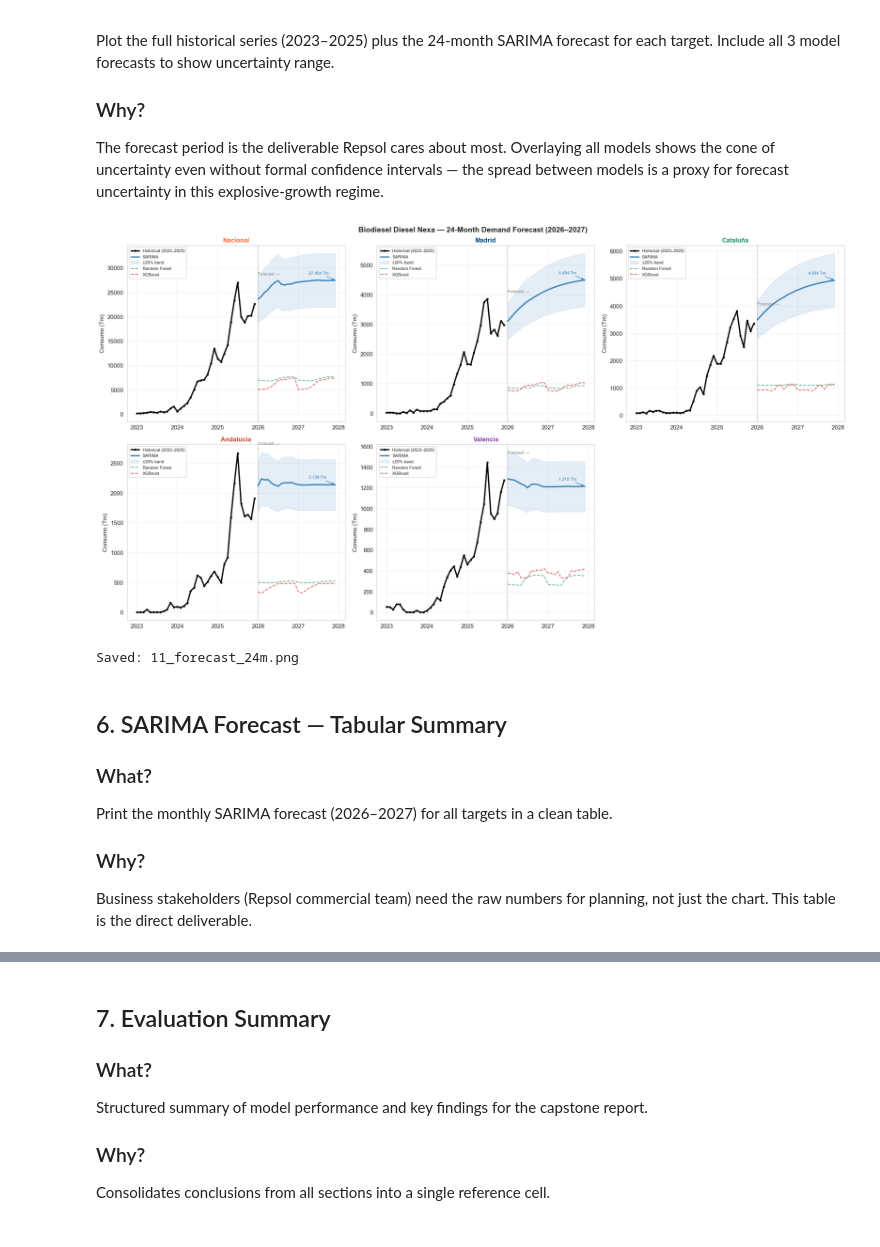
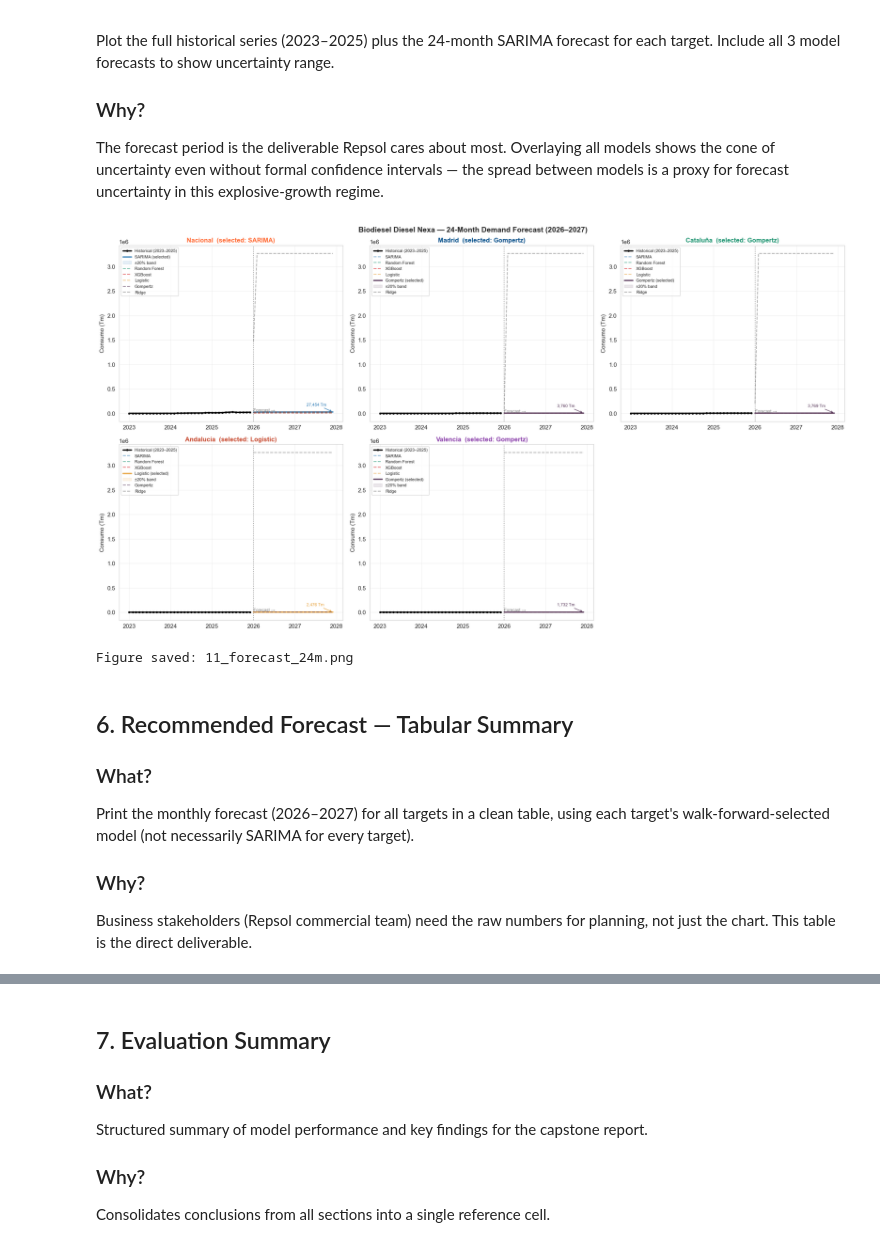
Before and after one commit to albertojrc/repsol-capstone, a Jupyter notebook: notebooks/09_evaluation.ipynb, the cells around one changed output, grey strips where cells are left out. Saved outputs shown, nothing was run; the diff lists cells and outputs as text; code cells hidden in the pictures.

```diff
--- a/notebooks/09_evaluation.ipynb
+++ b/notebooks/09_evaluation.ipynb
@@ -56,6 +56,9 @@ MODEL_COLORS = {
     'SARIMA':         '#2C7BB6',
     'Random Forest':  '#1A936F',
     'XGBoost':        '#D7191C',
+    'Logistic':       '#E8A33D',
+    'Gompertz':       '#5C3D5E',
+    'Ridge':          '#777777',
 }
 # Only the _lag1 macro features are used -- the contemporaneous IPI_original /
 # IPC_var_anual / Tasa_paro values are not actually known at forecast time
@@ -159,8 +162,10 @@ Andalucía SARIMA    897.9   1077.0   52.5     -1.924
 # %%
 fig, axes = plt.subplots(1, 2, figsize=(16, 6))
-models = ['SARIMA', 'Random Forest', 'XGBoost']
+# Ridge excluded from this chart: its MAPE/MAE are orders of magnitude larger
+# than every other candidate and would flatten the rest of the bars to zero.
+models = ['SARIMA', 'Logistic', 'Gompertz', 'Random Forest', 'XGBoost']
 x = np.arange(len(TARGETS))
-w = 0.25
+w = 0.15
 
 for ax, metric in zip(axes, ['MAPE', 'MAE']):
     for i, mdl in enumerate(models):
@@ -168,16 +173,16 @@ for ax, metric in zip(axes, ['MAPE', 'MAE']):
                 if len(df_metrics.loc[(df_metrics['Target']==t) & (df_metrics['Model']==mdl)]) > 0
                 else np.nan for t in TARGETS]
         bars = ax.bar(x + i*w, vals, width=w, label=mdl,
-                      color=list(MODEL_COLORS.values())[i], alpha=0.85, edgecolor='white')
+                      color=MODEL_COLORS.get(mdl, '#888888'), alpha=0.85, edgecolor='white')
         for bar, v in zip(bars, vals):
             if not np.isnan(v):
                 ax.text(bar.get_x() + bar.get_width()/2, bar.get_height() + (1 if metric=='MAPE' else 50),
-                        f'{v:.0f}', ha='center', va='bottom', fontsize=8)
-    ax.set_xticks(x + w)
+                        f'{v:.0f}', ha='center', va='bottom', fontsize=7)
+    ax.set_xticks(x + w*2)
     ax.set_xticklabels(TARGETS, fontsize=10)
     ax.set_ylabel(f'{metric} {"(%)" if metric=="MAPE" else "(Tm)"}')
     ax.set_title(f'{metric} by Model and Target — Test Set 2025')
-    ax.legend()
+    ax.legend(fontsize=8)
     ax.grid(True, alpha=0.3, axis='y')
 
 plt.suptitle('Model Performance Comparison — Biodiesel Diesel Nexa', fontsize=13, fontweight='bold')
@@ -388,11 +397,14 @@ The forecast period is the deliverable Repsol cares about most.
 Overlaying all models shows the cone of uncertainty even without formal confidence intervals —
 the spread between models is a proxy for forecast uncertainty in this explosive-growth regime.
 # %%
+sel_model_map = dict(zip(df_final['Target'], df_final['Model']))
+
 fig, axes = plt.subplots(2, 3, figsize=(20, 11))
 axes = axes.flatten()
 
 for i, tgt in enumerate(TARGETS):
     ax = axes[i]
+    sel = sel_model_map[tgt]
 
     # Historical (train + test)
     hist = pd.concat([df_train[df_train['Target']==tgt],
@@ -407,54 +419,57 @@ for i, tgt in enumerate(TARGETS):
     fc_start = pd.Timestamp('2026-01-01')
     ax.axvline(fc_start, color='grey', linestyle=':', linewidth=1.5, alpha=0.7)
     ax.text(fc_start, ax.get_ylim()[1] if ax.get_ylim()[1] > 0 else 1,
             'Forecast →', fontsize=8, color='grey', va='bottom')
 
-    # Model forecasts
+    # Model forecasts -- the walk-forward-selected model is bolded
     for mdl, color in MODEL_COLORS.items():
         fdf = df_fc[(df_fc['Target']==tgt) & (df_fc['Model']==mdl)].copy()
         if fdf.empty:
             continue
         fdf['Fecha'] = pd.to_datetime(fdf['Fecha'])
         fdf = fdf.sort_values('Fecha')
-        lw  = 2.5 if mdl == 'SARIMA' else 1.5
-        ls  = '-'  if mdl == 'SARIMA' else '--'
-        alpha = 0.95 if mdl == 'SARIMA' else 0.7
+        is_selected = (mdl == sel)
+        lw  = 2.5 if is_selected else 1.5
+        ls  = '-'  if is_selected else '--'
+        alpha = 0.95 if is_selected else 0.6
+        label = f'{mdl} (selected)' if is_selected else mdl
         ax.plot(fdf['Fecha'], fdf['Forecast'],
-                color=color, linewidth=lw, linestyle=ls, alpha=alpha, label=mdl)
-        if mdl == 'SARIMA':
+                color=color, linewidth=lw, linestyle=ls, alpha=alpha, label=label)
+        if is_selected:
             ax.fill_between(fdf['Fecha'], fdf['Forecast']*0.8, fdf['Forecast']*1.2,
                             color=color, alpha=0.12, label='±20% band')
 
-    ax.set_title(tgt, fontsize=12, fontweight='bold', color=TARGET_COLORS[tgt])
+    ax.set_title(f'{tgt}  (selected: {sel})', fontsize=12, fontweight='bold', color=TARGET_COLORS[tgt])
     ax.set_ylabel('Consumo (Tm)')
     ax.legend(fontsize=8, loc='upper left')
     ax.grid(True, alpha=0.3)
 
-    # Annotate final forecast value (SARIMA Dec 2027)
-    sarima_fc = df_fc[(df_fc['Target']==tgt) & (df_fc['Model']=='SARIMA')].copy()
-    if not sarima_fc.empty:
-        last = sarima_fc.sort_values('Fecha').iloc[-1]
+    # Annotate final forecast value (selected model, Dec 2027)
+    sel_fc = df_fc[(df_fc['Target']==tgt) & (df_fc['Model']==sel)].copy()
+    if not sel_fc.empty:
+        last = sel_fc.sort_values('Fecha').iloc[-1]
         ax.annotate(f"{last['Forecast']:,.0f} Tm",
                     xy=(pd.Timestamp(last['Fecha']), last['Forecast']),
                     xytext=(-50, 12), textcoords='offset points',
-                    fontsize=8, color=MODEL_COLORS['SARIMA'],
-                    arrowprops=dict(arrowstyle='->', color=MODEL_COLORS['SARIMA'], lw=1))
+                    fontsize=8, color=MODEL_COLORS[sel],
+                    arrowprops=dict(arrowstyle='->', color=MODEL_COLORS[sel], lw=1))
 
 axes[5].set_visible(False)
 fig.suptitle('Biodiesel Diesel Nexa — 24-Month Demand Forecast (2026–2027)',
              fontsize=14, fontweight='bold')
 plt.tight_layout()
 plt.savefig(FIGS / '11_forecast_24m.png', dpi=150, bbox_inches='tight')
 plt.show()
-print('Saved: 11_forecast_24m.png')
+print("Figure saved: 11_forecast_24m.png")
 # %% [output]
-[figure, old version]
+[figure, new version]
-Saved: 11_forecast_24m.png
+Figure saved: 11_forecast_24m.png
 # %% [markdown]
-## 6. SARIMA Forecast — Tabular Summary
+## 6. Recommended Forecast — Tabular Summary
 
 ### What?
-Print the monthly SARIMA forecast (2026–2027) for all targets in a clean table.
+Print the monthly forecast (2026–2027) for all targets in a clean table, using each
+target's walk-forward-selected model (not necessarily SARIMA for every target).
 
 ### Why?
 Business stakeholders (Repsol commercial team) need the raw numbers for planning,
```
Also changed, not shown: parts of 11 cells of this notebook, 15 other files.
